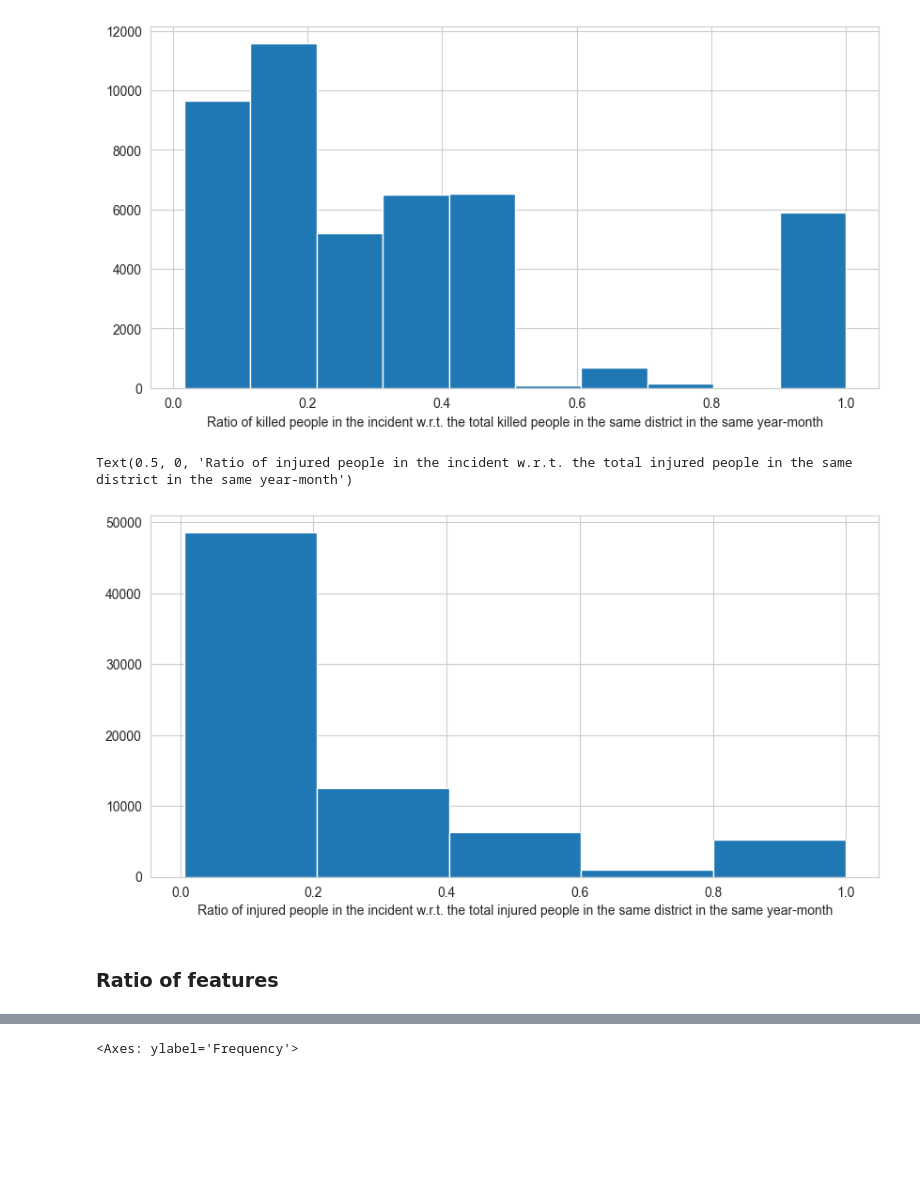
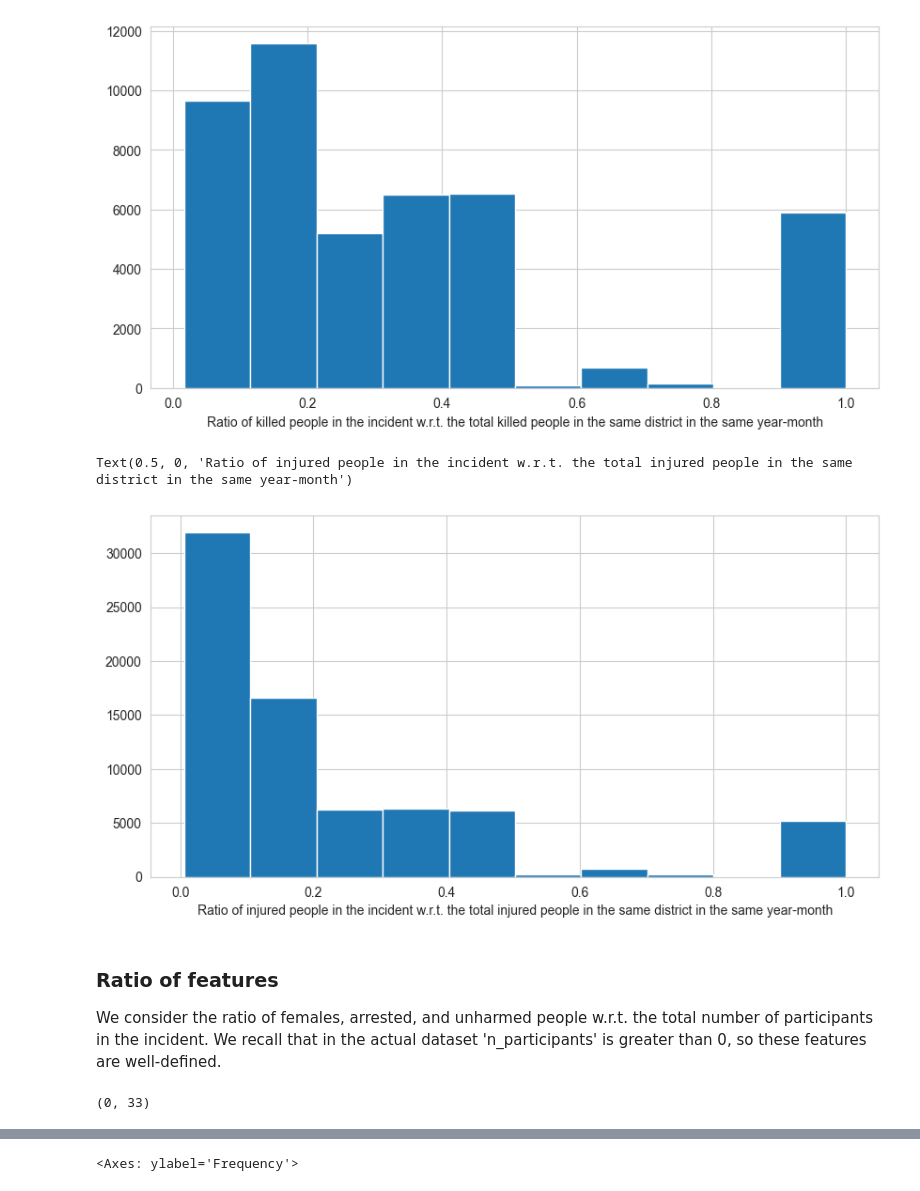
Before and after one commit to irenedovichi/DM-project, a Jupyter notebook: TASK 1/DataPreparation.ipynb, the cells around one changed output, grey strips where cells are left out. Cells and saved outputs as stored; diff of their text form; code cells hidden in the pictures; blank space fills up the shorter version.

```diff
--- a/TASK 1/DataPreparation.ipynb
+++ b/TASK 1/DataPreparation.ipynb
@@ -218,6 +213,3 @@ df_incidents.head()
-# %%
-# We drop the 'year' column
-df_incidents.drop(['year'], axis=1, inplace=True)
 # %%
 df_incidents.describe()
 # %% [output]
@@ -394,13 +429,19 @@ Text(0.5, 0, 'Ratio of killed people in the incident w.r.t. the total killed peo
 [figure]
 # %%
 plt.figure(figsize=(10, 5))
-plt.hist(df_incidents['injured_by_district'][df_incidents['injured_by_district']!=0], bins=5)
+plt.hist(df_incidents['injured_by_district'][df_incidents['injured_by_district']!=0], bins=10)
 #title
 plt.xlabel('Ratio of injured people in the incident w.r.t. the total injured people in the same district in the same year-month')
 # %% [output]
 Text(0.5, 0, 'Ratio of injured people in the incident w.r.t. the total injured people in the same district in the same year-month')
-[figure, old version]
+[figure, new version]
-# %% [markdown]
-### Ratio of features
+# %% [markdown]
+### Ratio of features
+We consider the ratio of females, arrested, and unharmed people w.r.t. the total number of participants in the incident. We recall that in the actual dataset 'n_participants' is greater than 0, so these features are well-defined.
+# %%
+# Number of instances with n_participants = 0
+df_incidents[df_incidents['n_participants']==0].shape
+# %% [output]
+(0, 33)
 # %%
 df_incidents['female_ratio'] = df_incidents['n_females']/df_incidents['n_participants']*100
```
Also changed, not shown: parts of 65 cells of this notebook.
